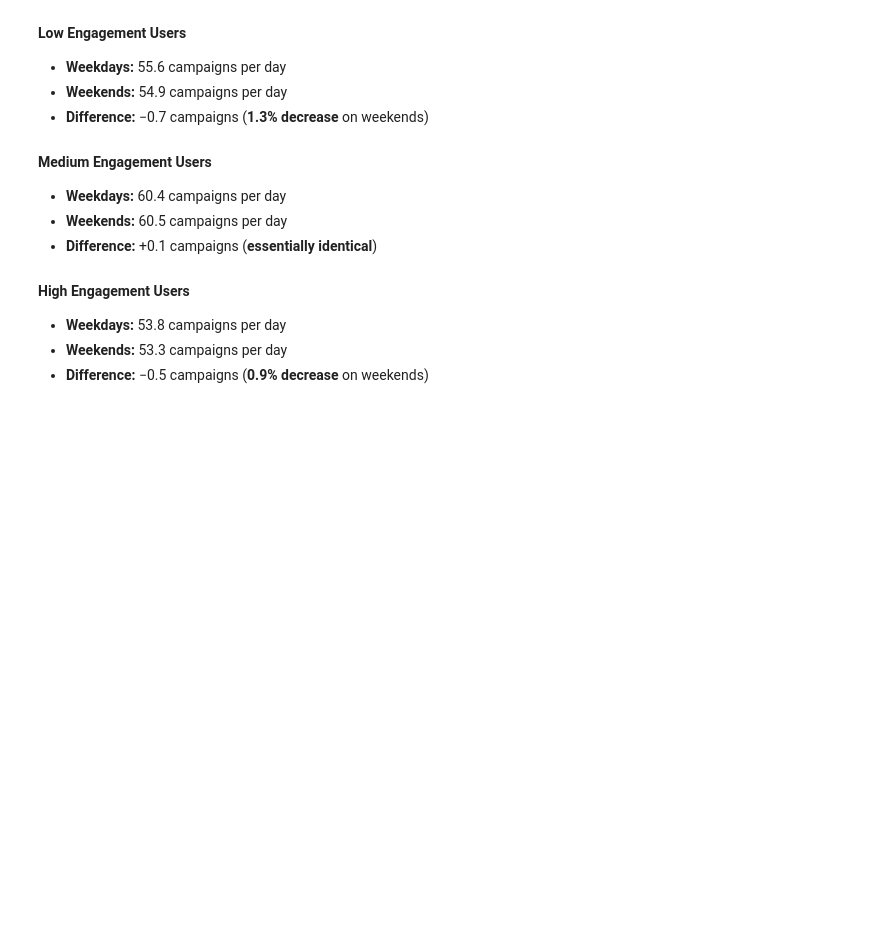
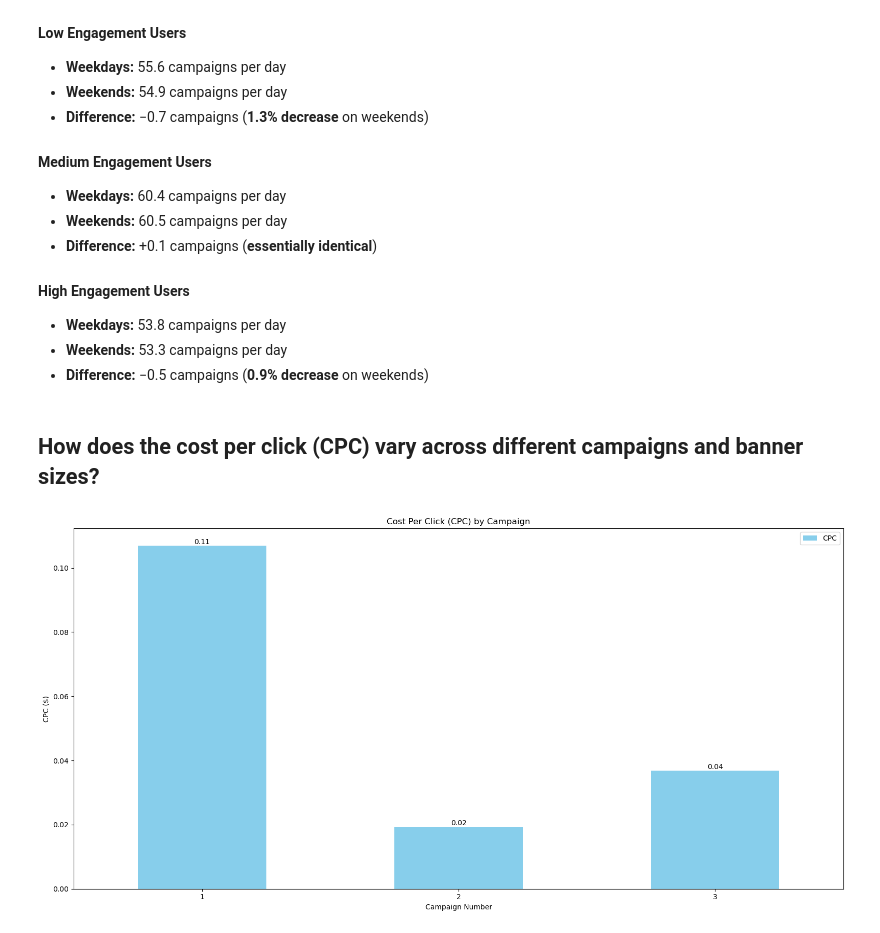
Before and after one commit to Tanush-IIITH/Projects, a Jupyter notebook: Online_Ads_DS/main.ipynb, the cells around one changed output. Drawn from its saved outputs; the diff is of its cells as text; code cells hidden in the pictures; blank space fills up the shorter version.

Commit message:
Add CPC by campaign and banner analysis

```diff
--- a/Online_Ads_DS/main.ipynb
+++ b/Online_Ads_DS/main.ipynb
@@ -1603,3 +1603,31 @@ The data reveals remarkably consistent user engagement patterns between weekdays
 - **Weekdays:** 53.8 campaigns per day
 - **Weekends:** 53.3 campaigns per day
 - **Difference:** −0.5 campaigns (**0.9% decrease** on weekends)
+# %% [markdown]
+## How does the cost per click (CPC) vary across different campaigns and banner sizes?
+# %%
+#Create a visulization of cost per click by campaign
+cpc_campaign = df.groupby('campaign_number')[['cost', 'clicks']].sum().reset_index()
+cpc_campaign['CPC'] = cpc_campaign['cost'] / cpc_campaign['clicks']
+
+fid,ax = plt.subplots(figsize=(16, 8))
+cpc_campaign.plot(kind='bar', x='campaign_number', y='CPC', ax=ax, color='skyblue')
+for bar in ax.patches:
+    height = bar.get_height()
+    ax.text(
+        bar.get_x() + bar.get_width()/2,
+        height,
+        f'{height:.2f}',
+        ha='center', va='bottom', fontsize=10
+    )
+
+ax.set_title('Cost Per Click (CPC) by Campaign')
+ax.set_xlabel('Campaign Number')
+ax.set_ylabel('CPC ($)')
+ax.set_xticklabels(cpc_campaign['campaign_number'], rotation=0)
+ax.legend(['CPC'], loc='upper right')
+
+plt.tight_layout()
+plt.show()
+# %% [output]
+[figure, added]
```
Also changed, not shown: parts of 3 cells of this notebook.
